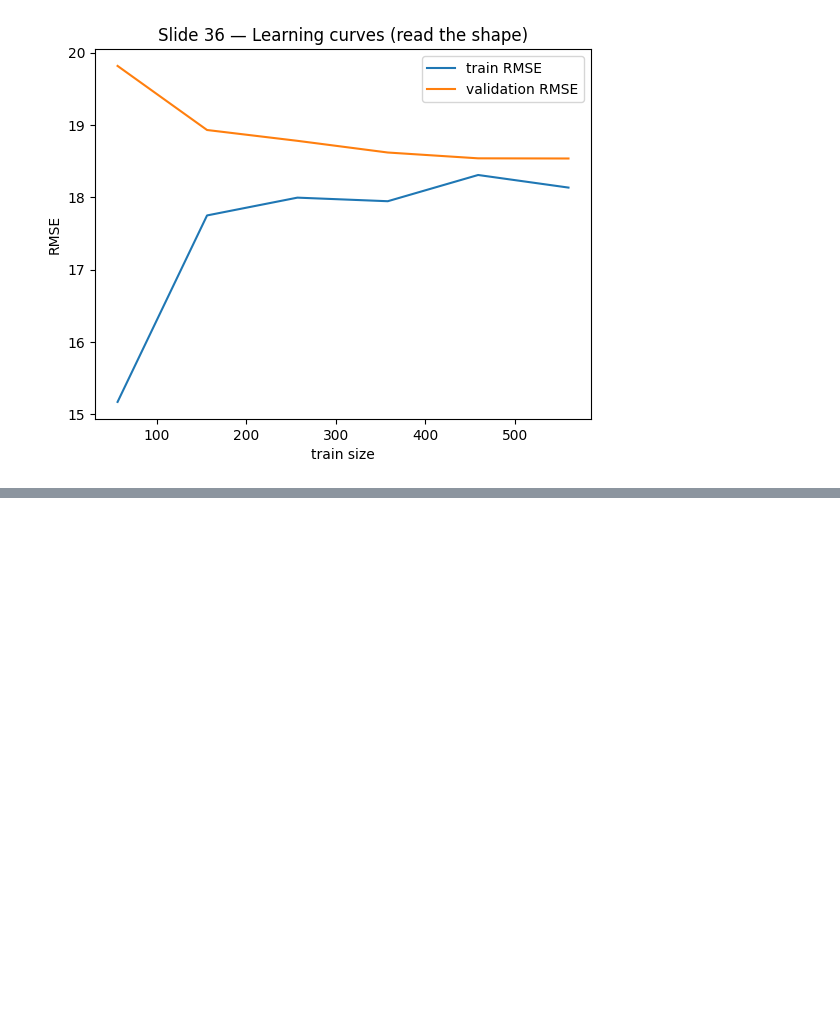
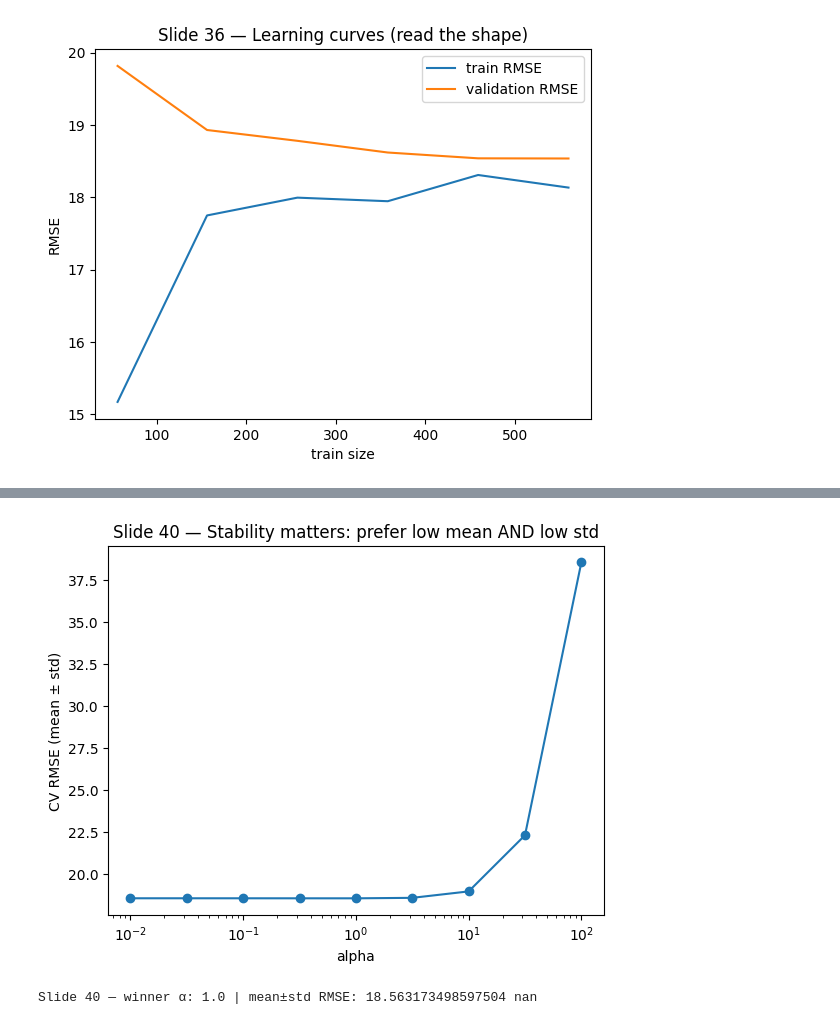
Before and after one commit to dornercr/DSCI631, a Jupyter notebook: wk2.ipynb, the cells around one changed output, grey strips where cells are left out. Saved outputs shown, nothing was run; the diff lists cells and outputs as text; code cells hidden in the pictures; blank space fills up the shorter version.

```diff
--- a/wk2.ipynb
+++ b/wk2.ipynb
@@ -1120,0 +1221,36 @@ plt.xlabel("train size"); plt.ylabel("RMSE"); plt.legend(); plt.show()
+# %%
+# Slide 40 — Grid Search Results (interpretation & stability)
+
+import numpy as np, matplotlib.pyplot as plt
+from sklearn.datasets import make_regression
+from sklearn.model_selection import GridSearchCV, KFold
+from sklearn.linear_model import Ridge
+from sklearn.metrics import make_scorer, mean_squared_error
+
+X, y = make_regression(n_samples=520, n_features=15, noise=18.0, random_state=40)
+cv = KFold(6, shuffle=True, random_state=40)
+
+grid = GridSearchCV(
+    Ridge(),
+    {"alpha": np.logspace(-2, 2, 9)},
+    cv=cv,
+    scoring=make_scorer(mean_squared_error, greater_is_better=False),
+    return_train_score=True
+).fit(X, y)
+
+alphas = grid.cv_results_["param_alpha"].data.astype(float)
+mean_rmse = np.sqrt(-grid.cv_results_["mean_test_score"])
+std_rmse  = np.sqrt(-grid.cv_results_["std_test_score"])
+
+plt.figure()
+plt.errorbar(alphas, mean_rmse, yerr=std_rmse, fmt='o-')
+plt.xscale("log"); plt.xlabel("alpha"); plt.ylabel("CV RMSE (mean ± std)")
+plt.title("Slide 40 — Stability matters: prefer low mean AND low std")
+plt.show()
+
+i = int(np.argmin(mean_rmse))
+print("Slide 40 — winner α:", float(alphas[i]), "| mean±std RMSE:", float(mean_rmse[i]), float(std_rmse[i]))
+# Proper command: read grid.cv_results_ and prefer configs with low mean RMSE and low std across folds.
+# %% [output]
+[figure, added]
+Slide 40 — winner α: 1.0 | mean±std RMSE: 18.563173498597504 nan
```
Also changed, not shown: parts of 12 cells of this notebook.
